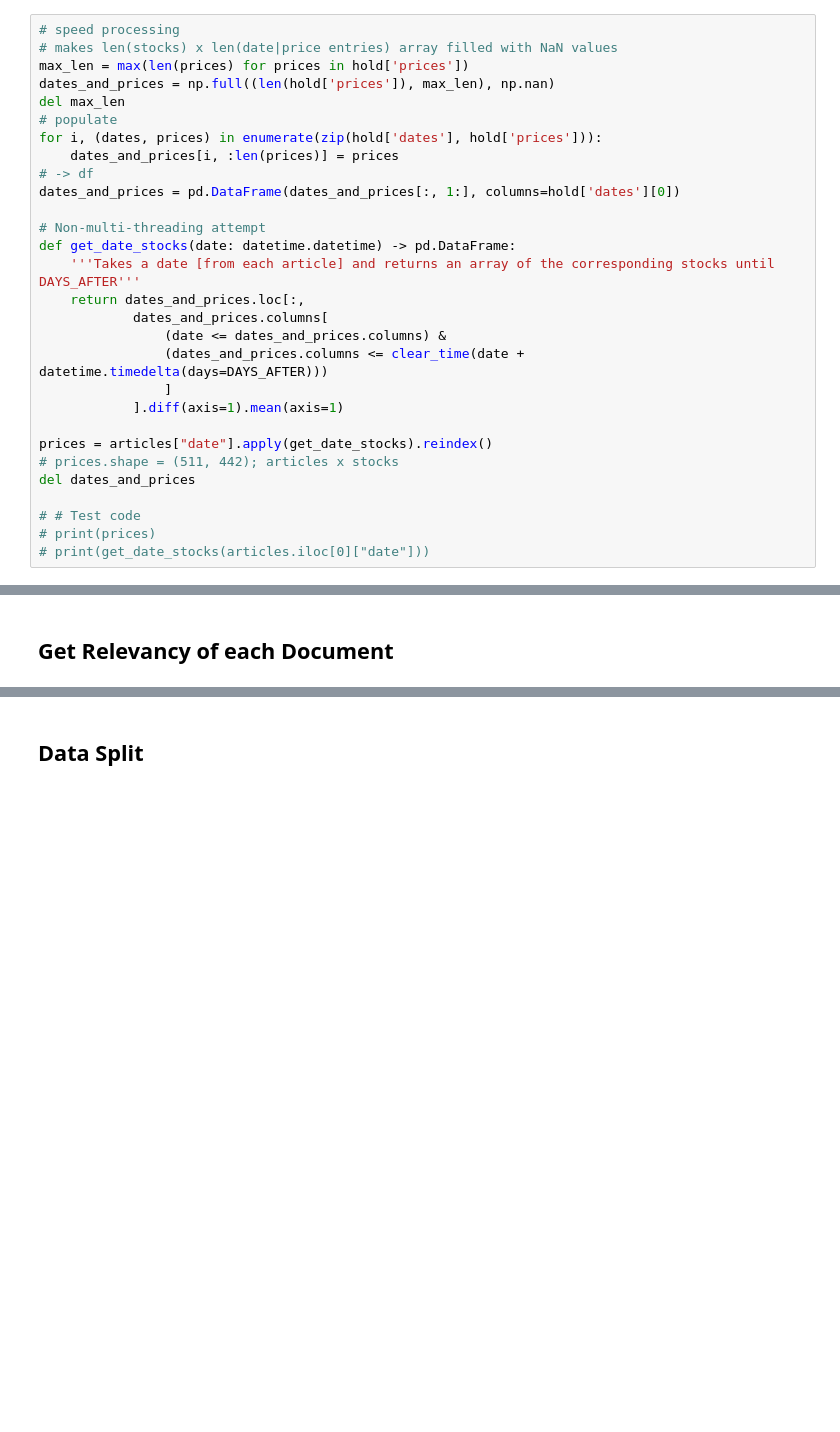
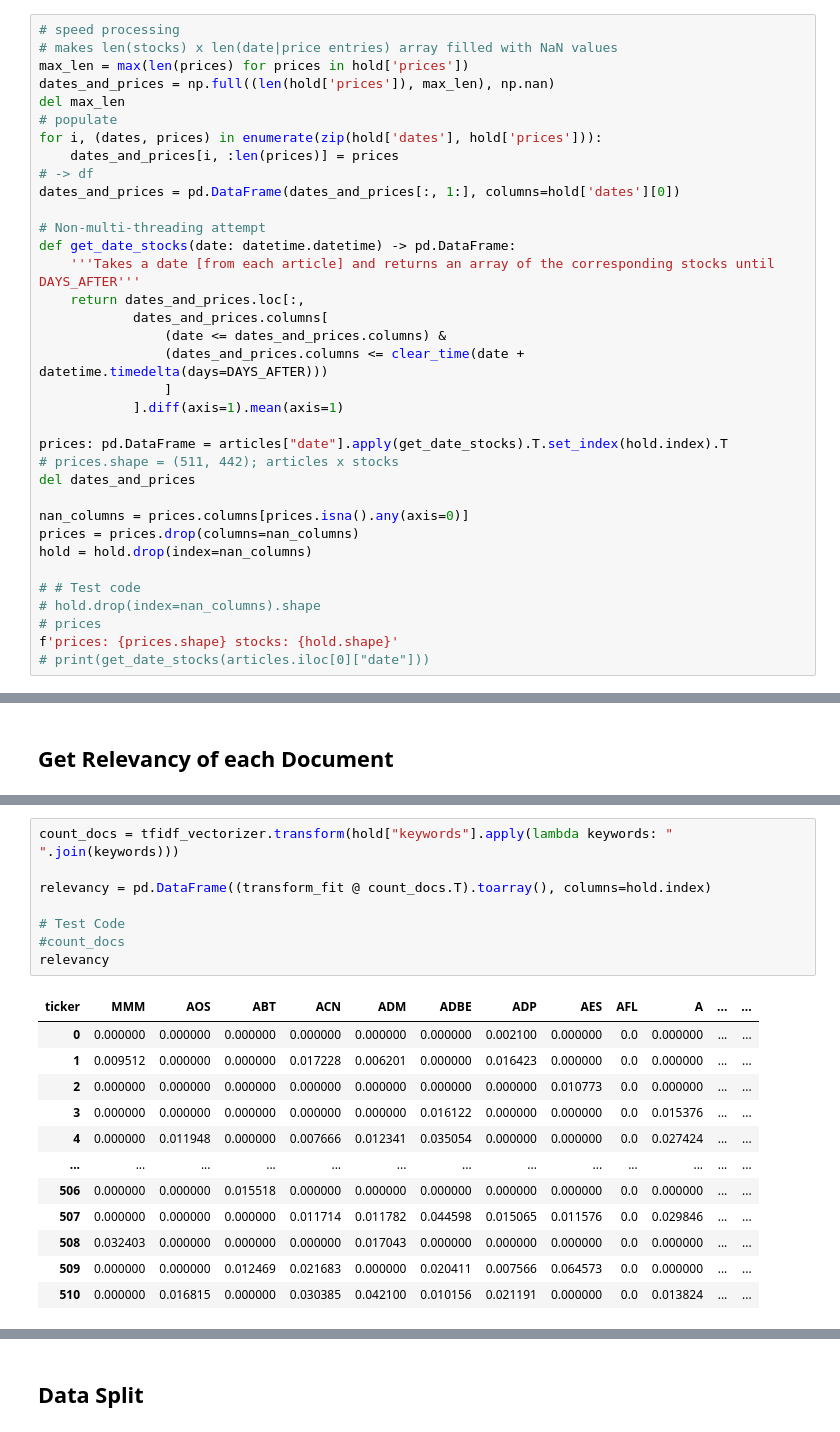
Before and after one commit to JiNathan/StockMarketPrediction, a Jupyter notebook: News_Data_Processing.ipynb, the cells around one changed output, grey strips where cells are left out. Cells and saved outputs as stored; diff of their text form; blank space fills up the shorter version.

```diff
--- a/News_Data_Processing.ipynb
+++ b/News_Data_Processing.ipynb
@@ -118,10 +118,16 @@ def get_date_stocks(date: datetime.datetime) -> pd.DataFrame:
                 ]
             ].diff(axis=1).mean(axis=1)
 
-prices = articles["date"].apply(get_date_stocks).reindex()
+prices: pd.DataFrame = articles["date"].apply(get_date_stocks).T.set_index(hold.index).T
 # prices.shape = (511, 442); articles x stocks
 del dates_and_prices
 
+nan_columns = prices.columns[prices.isna().any(axis=0)]
+prices = prices.drop(columns=nan_columns)
+hold = hold.drop(index=nan_columns)
+
 # # Test code
-# print(prices)
+# hold.drop(index=nan_columns).shape
+# prices
+f'prices: {prices.shape} stocks: {hold.shape}'
 # print(get_date_stocks(articles.iloc[0]["date"]))
@@ -246,0 +193,21 @@ transform_fit: (511, 18156) count_docs: (442, 18156)
+# %%
+count_docs = tfidf_vectorizer.transform(hold["keywords"].apply(lambda keywords: " ".join(keywords)))
+
+relevancy = pd.DataFrame((transform_fit @ count_docs.T).toarray(), columns=hold.index)
+
+# Test Code
+#count_docs
+relevancy
+# %% [output]
+| ticker | MMM | AOS | ABT | ACN | ADM | ADBE | ADP | AES | AFL | A | ... | ... |
+| 0 | 0.000000 | 0.000000 | 0.000000 | 0.000000 | 0.000000 | 0.000000 | 0.002100 | 0.000000 | 0.0 | 0.000000 | ... | ... |
+| 1 | 0.009512 | 0.000000 | 0.000000 | 0.017228 | 0.006201 | 0.000000 | 0.016423 | 0.000000 | 0.0 | 0.000000 | ... | ... |
+| 2 | 0.000000 | 0.000000 | 0.000000 | 0.000000 | 0.000000 | 0.000000 | 0.000000 | 0.010773 | 0.0 | 0.000000 | ... | ... |
+| 3 | 0.000000 | 0.000000 | 0.000000 | 0.000000 | 0.000000 | 0.016122 | 0.000000 | 0.000000 | 0.0 | 0.015376 | ... | ... |
+| 4 | 0.000000 | 0.011948 | 0.000000 | 0.007666 | 0.012341 | 0.035054 | 0.000000 | 0.000000 | 0.0 | 0.027424 | ... | ... |
+| ... | ... | ... | ... | ... | ... | ... | ... | ... | ... | ... | ... | ... |
+| 506 | 0.000000 | 0.000000 | 0.015518 | 0.000000 | 0.000000 | 0.000000 | 0.000000 | 0.000000 | 0.0 | 0.000000 | ... | ... |
+| 507 | 0.000000 | 0.000000 | 0.000000 | 0.011714 | 0.011782 | 0.044598 | 0.015065 | 0.011576 | 0.0 | 0.029846 | ... | ... |
+| 508 | 0.032403 | 0.000000 | 0.000000 | 0.000000 | 0.017043 | 0.000000 | 0.000000 | 0.000000 | 0.0 | 0.000000 | ... | ... |
+| 509 | 0.000000 | 0.000000 | 0.012469 | 0.021683 | 0.000000 | 0.020411 | 0.007566 | 0.064573 | 0.0 | 0.000000 | ... | ... |
+| 510 | 0.000000 | 0.016815 | 0.000000 | 0.030385 | 0.042100 | 0.010156 | 0.021191 | 0.000000 | 0.0 | 0.013824 | ... | ... |
```
Also changed, not shown: parts of 14 cells of this notebook.
